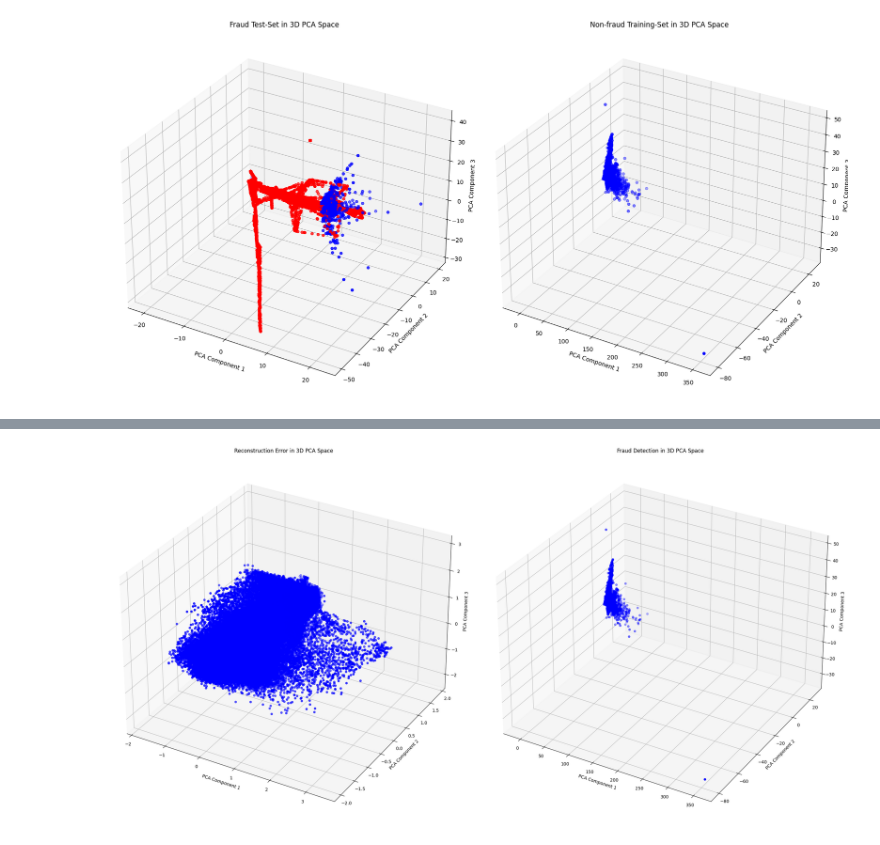
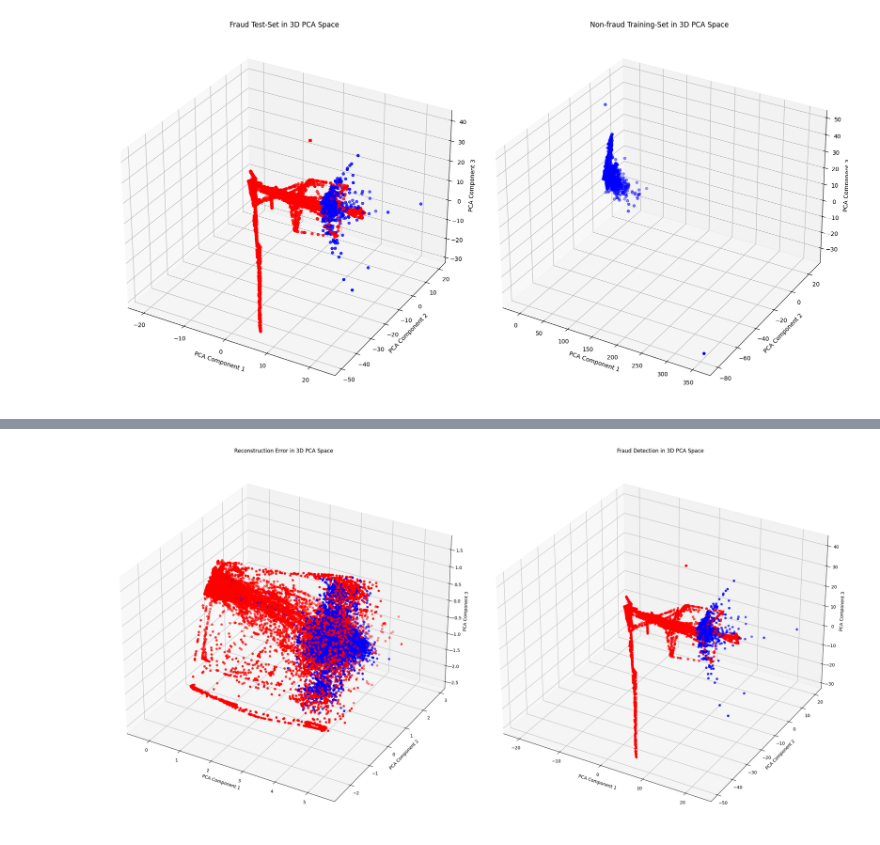
Before and after one commit to Hernan3scobar/Autoencoders, a Jupyter notebook: AutoEncoder-1.ipynb, the cells around one changed output, grey strips where cells are left out. Cells and saved outputs as stored; diff of their text form; code cells hidden in the pictures.

```diff
--- a/AutoEncoder-1.ipynb
+++ b/AutoEncoder-1.ipynb
@@ -323,0 +286,19 @@ Epoch [1/100], Loss: 0.7887
+# %%
+reconstructed_data = []
+
+# Switch to evaluation mode
+autoencoder.eval()
+
+with torch.no_grad():  # No need to compute gradients for reconstruction
+    for batch in test_loader:
+        X_batch, _ = batch
+        X_batch = X_batch.to(device)
+
+        # Forward pass to get the reconstructed data
+        outputs = autoencoder(X_batch)
+
+        # Convert to CPU and add to the reconstructed data list
+        reconstructed_data.append(outputs.cpu().numpy())
+
+# Concatenate all batches to get the full reconstructed dataset
+reconstructed_data = np.concatenate(reconstructed_data, axis=0)
@@ -324,27 +358,8 @@ Epoch [1/100], Loss: 0.7887
 # %%
-reconstructed_data = []
 
-# Switch to evaluation mode
-autoencoder.eval()
-
-with torch.no_grad():  # No need to compute gradients for reconstruction
-    for batch in train_loader:
-        X_batch, _ = batch
-        X_batch = X_batch.to(device)
-
-        # Forward pass to get the reconstructed data
-        outputs = autoencoder(X_batch)
-
-        # Convert to CPU and add to the reconstructed data list
-        reconstructed_data.append(outputs.cpu().numpy())
-
-# Concatenate all batches to get the full reconstructed dataset
-reconstructed_data = np.concatenate(reconstructed_data, axis=0)
-
-# If the original dataset is required for comparison
 original_data = []
 
-for batch in train_loader:
+for batch in test_loader:
     X_batch, _ = batch
     original_data.append(X_batch.cpu().numpy())
 
@@ -352,45 +367,39 @@ original_data = np.concatenate(original_data, axis=0)
 
 # Convert to DataFrames
 original_df = pd.DataFrame(original_data)
-reconstructed_df = pd.DataFrame(reconstructed_data)
 
 # Dimensionality reduction to 3 principal components using PCA
 pca = PCA(n_components=3)
 original_data_reduced = pca.fit_transform(original_data)
 reconstructed_data_reduced = pca.transform(reconstructed_data)
-
-# Assuming you have `anomalies` and `y_test` defined
-# Example placeholders
-anomalies = torch.zeros(len(original_data))  # Replace with actual anomaly detection
-y_test = np.zeros(len(original_data))        # Replace with actual labels for fraud detection
 
 # Colors for the points: 'r' for anomalies and 'b' for normals
 colors_anomalies = ['r' if x else 'b' for x in anomalies.cpu().numpy()]
 colors_fraud = ['r' if x == 1 else 'b' for x in y_test]
 
 # Configure the figure and axes
 fig = plt.figure(figsize=(24, 12))
 
 # First plot: Reconstruction Error
 ax1 = fig.add_subplot(121, projection='3d')
 scatter1 = ax1.scatter(reconstructed_data_reduced[:, 0], reconstructed_data_reduced[:, 1], reconstructed_data_reduced[:, 2],
                        c=colors_anomalies, marker='o')
 ax1.set_xlabel('PCA Component 1')
 ax1.set_ylabel('PCA Component 2')
 ax1.set_zlabel('PCA Component 3')
 ax1.set_title('Reconstruction Error in 3D PCA Space')
 
 # Second plot: Fraud Detection
 ax2 = fig.add_subplot(122, projection='3d')
 scatter2 = ax2.scatter(original_data_reduced[:, 0], original_data_reduced[:, 1], original_data_reduced[:, 2],
                        c=colors_fraud, marker='o')
 ax2.set_xlabel('PCA Component 1')
 ax2.set_ylabel('PCA Component 2')
 ax2.set_zlabel('PCA Component 3')
 ax2.set_title('Fraud Detection in 3D PCA Space')
 
 # Show the plots
 plt.tight_layout()
 plt.show()
 # %% [output]
-[figure, old version]
+[figure, new version]
```
Also changed, not shown: parts of 18 cells of this notebook.
